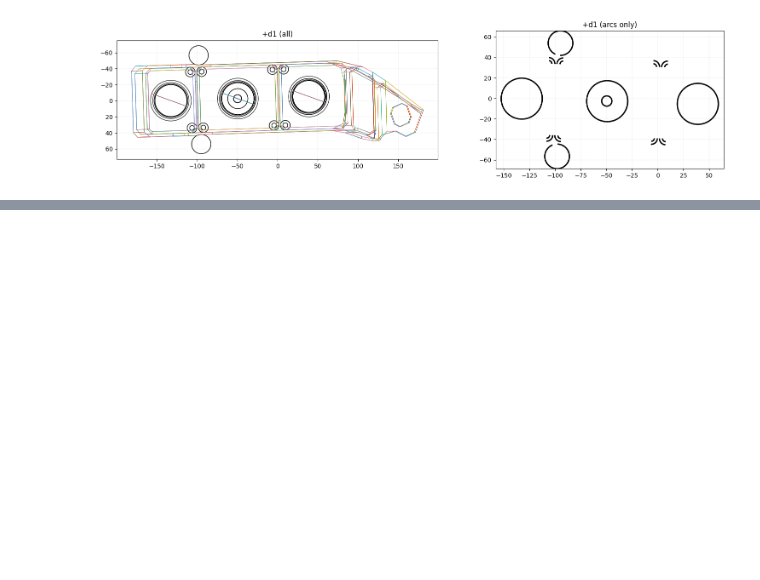
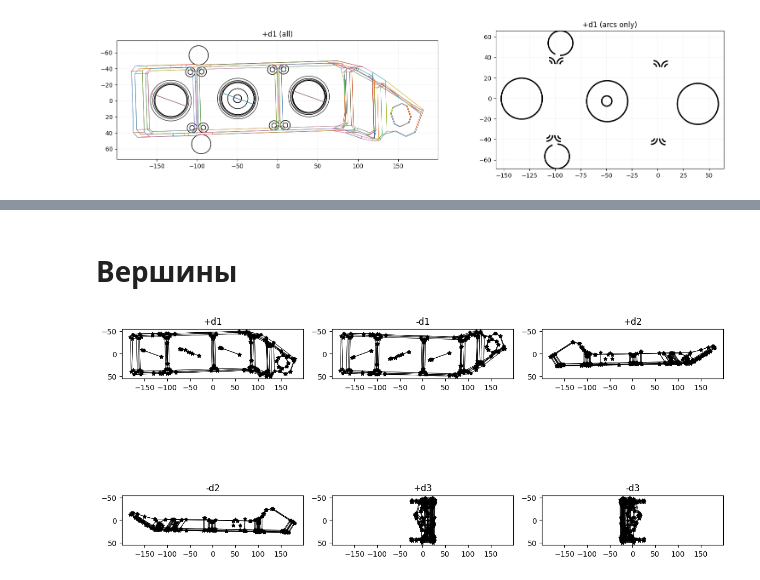
Before and after one commit to borisyich/make_drafting, a Jupyter notebook: notebooks/03_analytic_views.ipynb, the cells around one changed output, grey strips where cells are left out. Drawn from its saved outputs; the diff is of its cells as text; code cells hidden in the pictures; blank space fills up the shorter version.

```diff
--- a/notebooks/03_analytic_views.ipynb
+++ b/notebooks/03_analytic_views.ipynb
@@ -330,0 +381,58 @@ plt.show()
+# %% [markdown]
+# Вершины
+# %%
+from afr3d.drafting.model import VIEW_ROTATION
+from afr3d.drafting.drafting_vertices import add_vertices_from_topology
+from afr3d.drafting.plotting import (
+    plot_analytic_view_with_vertices,
+    rotate_point_deg,
+)
+
+view_defs = generate_six_obb_views(shape)
+
+analytic_views = []
+analytic_with_vertices = []
+
+for vdef in view_defs:
+    analytic_view = build_analytic_view_from_topology(
+        shape,
+        vdef.ax2,
+        name=vdef.name,
+    )
+    analytic_views.append(analytic_view)
+    analytic_with_vertices.append(add_vertices_from_topology(analytic_view, shape))
+
+# 1. Общие границы
+all_x, all_y = [], []
+
+for v in analytic_with_vertices:
+    angle = VIEW_ROTATION.get(v.name, 0)
+    for vert in v.vertices:
+        xr, yr = rotate_point_deg(vert.x, vert.y, angle)
+        all_x.append(xr)
+        all_y.append(yr)
+
+xmin, xmax = min(all_x), max(all_x)
+ymin, ymax = min(all_y), max(all_y)
+
+dx = (xmax - xmin) * 0.05
+dy = (ymax - ymin) * 0.05
+xmin -= dx
+xmax += dx
+ymin -= dy
+ymax += dy
+
+# 2. Рисуем
+fig, axes = plt.subplots(2, 3, figsize=(12, 8))
+
+for i, v in enumerate(analytic_with_vertices):
+    r, c = divmod(i, 3)
+    ax = axes[r, c]
+    plot_analytic_view_with_vertices(ax, v, title=v.name)
+    ax.set_xlim(xmin, xmax)
+    ax.set_ylim(ymax, ymin)  # invert_yaxis в плоттере
+
+plt.tight_layout()
+plt.show()
+# %% [output]
+[figure, added]
```
Also changed, not shown: parts of 5 cells of this notebook, 5 other files.
